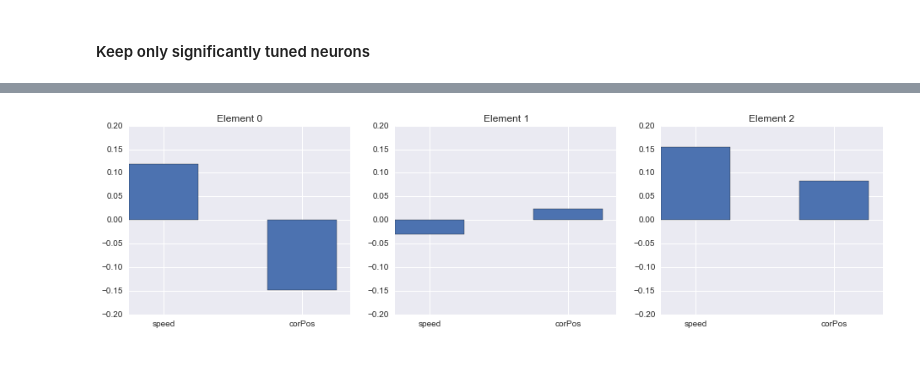
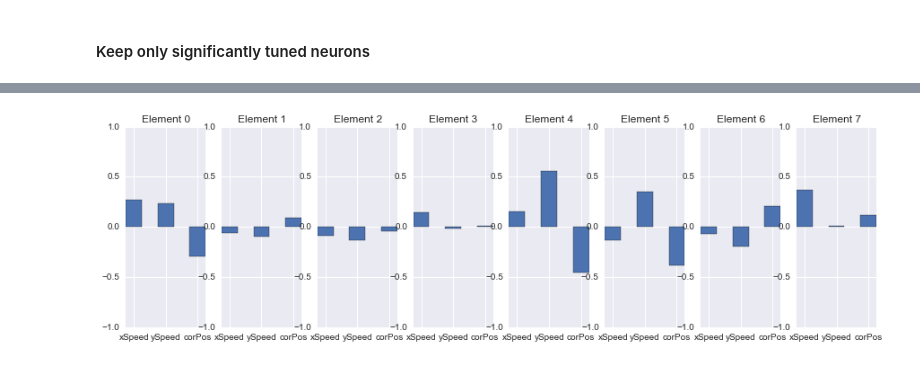
Before and after one commit to clarafy/covariance-dictionary, a Jupyter notebook: mouse_data.ipynb, the cells around one changed output, grey strips where cells are left out. Saved outputs shown, nothing was run; the diff lists cells and outputs as text; code cells hidden in the pictures.

```diff
--- a/mouse_data.ipynb
+++ b/mouse_data.ipynb
@@ -155,16 +154,16 @@ shift = 0.2
 X = np.vstack([np.cov(ts[:, i : i + win])[np.triu_indices(n)] for i in np.arange(0, n_samp - win, shift * win)]).T
 n_win = X.shape[1]
 # %%
-reg_names = ['speed', 'corPos']
+reg_names = ['xSpeed', 'ySpeed', 'corPos']
 reg_idx = [np.where(name == covariates.keys())[0][0] for name in reg_names]
 n_reg = len(reg_names)
 regressors = np.vstack([np.mean(covariates.loc[i : i + win, :], axis=0)
                         for i in np.arange(0, n_samp - win, shift * win)])
 reg = regressors[:, reg_idx]
 # %%
-k = 3 # number of dictionary elements
+k = 8 # number of dictionary elements
 reload(covdict)
-admm = covdict.CovarianceDictionary(k=k, method='admm', verbose=True, time=True, admm_gamma=0.5)
+admm = covdict.CovarianceDictionary(k=k, method='admm', verbose=True, time=True, correlation=False, admm_gamma=0.5)
 t = time.time()
 Wadmm = admm.fit_transform(X)
 print str(time.time() - t) + ' seconds'
@@ -226,3 +223,21 @@ for i in range(k):
 lr = LR(fit_intercept=True, normalize=False).fit(scale(reg, axis=0), Wadmm.T)
 coef = lr.coef_
 icp = lr.intercept_
+# %%
+# Correlation with running speed and corridor position (univariate model)
+cor = np.corrcoef(reg.T, Wadmm)[: n_reg, n_reg :]
+# %%
+# Linear regression coefficients
+sns.set_style('darkgrid')
+fig = plt.figure(figsize=(5 * n_reg, 4));
+
+ymin = np.min(coef) - 0.05
+ymax = np.max(coef) + 0.05
+
+for i in range(k):
+    ax = fig.add_subplot(1, k, i + 1);
+    plt.title('Element ' + str(i));
+    plt.bar(np.arange(n_reg), coef[i, :], width=0.5);
+    ax.set_xticks(np.arange(n_reg) + width / 2);
+    ax.set_xticklabels(reg_names);
+    plt.ylim(ymin, ymax);
@@ -229,13 +246,14 @@ icp = lr.intercept_
 # %%
+# Correlation coefficients
 sns.set_style('darkgrid')
-fig = plt.figure(figsize=(8 * n_reg, 4));
+fig = plt.figure(figsize=(5 * n_reg, 4));
 
 for i in range(k):
     ax = fig.add_subplot(1, k, i + 1);
     plt.title('Element ' + str(i));
-    plt.bar(np.arange(n_reg), coef[i, :], width=0.5);
+    plt.bar(np.arange(n_reg), cor[:, i], width=0.5);
     ax.set_xticks(np.arange(n_reg) + width / 2);
     ax.set_xticklabels(reg_names);
-    plt.ylim(-0.2, 0.2);
+    plt.ylim(-1, 1);
 # %% [output]
-[figure, old version]
+[figure, new version]
```
Also changed, not shown: parts of 17 cells of this notebook.
